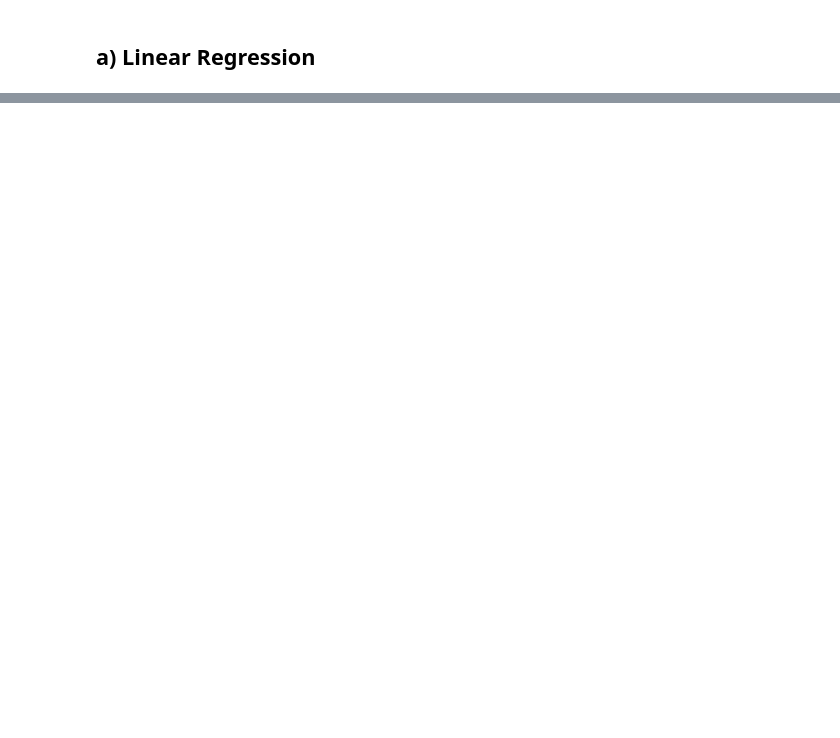
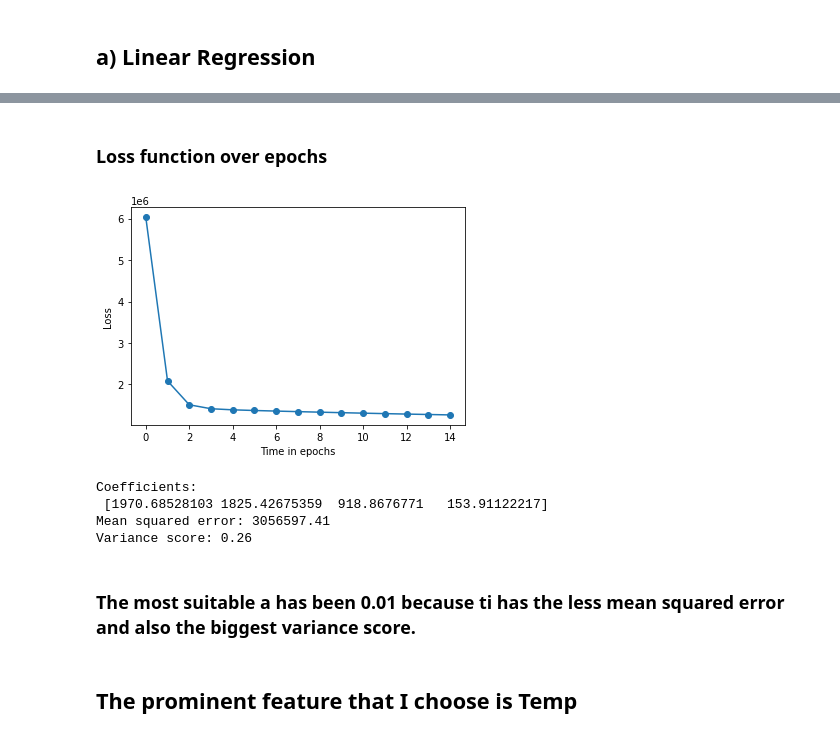
Before and after one commit to Ilna/MachineLearning_Classification-Regression, a Jupyter notebook: ML_Assigment1.ipynb, the cells around one changed output, grey strips where cells are left out. Saved outputs shown, nothing was run; the diff lists cells and outputs as text; code cells hidden in the pictures; blank space fills up the shorter version.

```diff
--- a/ML_Assigment1.ipynb
+++ b/ML_Assigment1.ipynb
@@ -186,0 +355,4 @@ Image(graph.create_png())
+# %%
+# Using stdout to print the loss for each epoch
+old_stdout = sys.stdout
+sys.stdout = mystdout = StringIO()
@@ -186,0 +401,40 @@ Image(graph.create_png())
+# %% [markdown]
+### Loss function over epochs
+# %%
+sys.stdout = old_stdout
+loss_history = mystdout.getvalue()
+print(loss_history)
+loss_list = []
+for line in loss_history.split('\n'):
+    if(len(line.split("loss: ")) == 1):
+        continue
+    loss_list.append(float(line.split("loss: ")[-1]))
+
+plt.figure()
+plt.plot(np.arange(len(loss_list)), loss_list)
+plt.scatter(np.arange(len(loss_list)), loss_list)
+plt.xlabel("Time in epochs")
+plt.ylabel("Loss")
+plt.show()
+# %% [output]
+[figure, added]
+# %%
+from sklearn.metrics import mean_squared_error, r2_score
+
+y_pred = model.predict(fX_test)
+
+print('Coefficients: \n', model.coef_)
+# The mean squared error
+print("Mean squared error: %.2f"
+      % mean_squared_error(fy_test, y_pred))
+# Explained variance score: 1 is perfect prediction
+print('Variance score: %.2f' % r2_score(y_test,y_pred))
+# %% [output]
+Coefficients:
+ [1970.68528103 1825.42675359  918.8676771   153.91122217]
+Mean squared error: 3056597.41
+Variance score: 0.26
+# %% [markdown]
+### The most suitable a has been 0.01 because ti has the less mean squared error and also the biggest variance score.
+# %% [markdown]
+## The prominent feature that I choose is Temp
```
Also changed, not shown: parts of 36 cells of this notebook.
